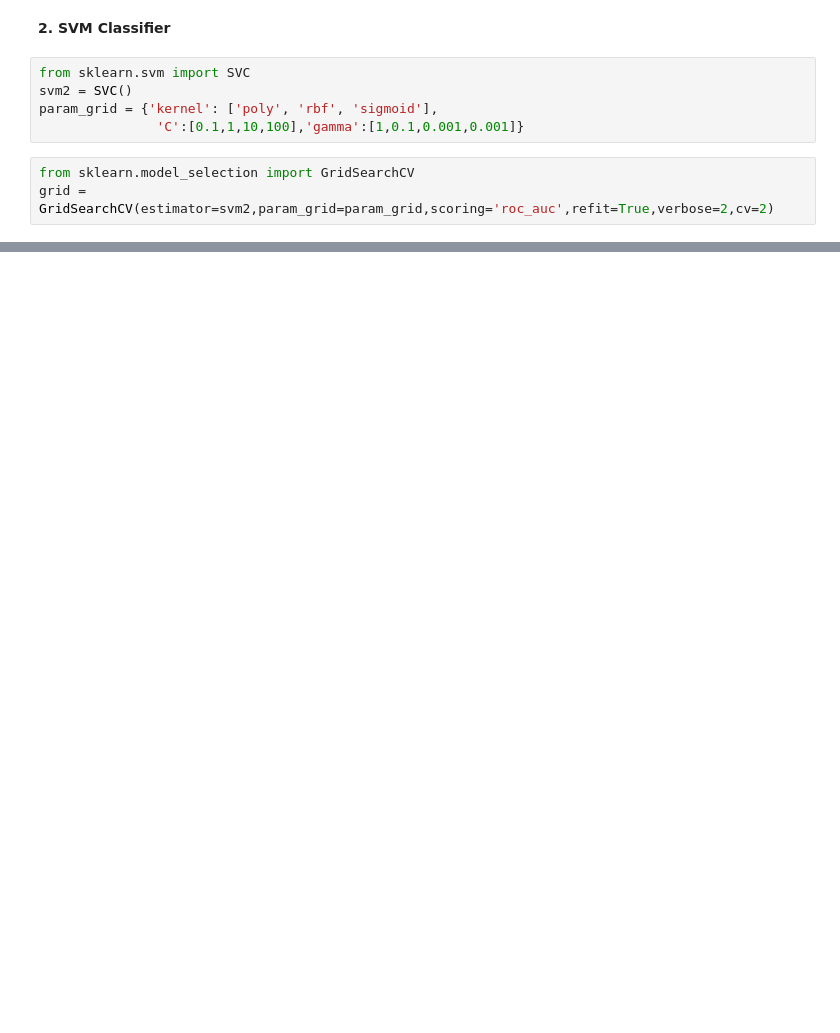
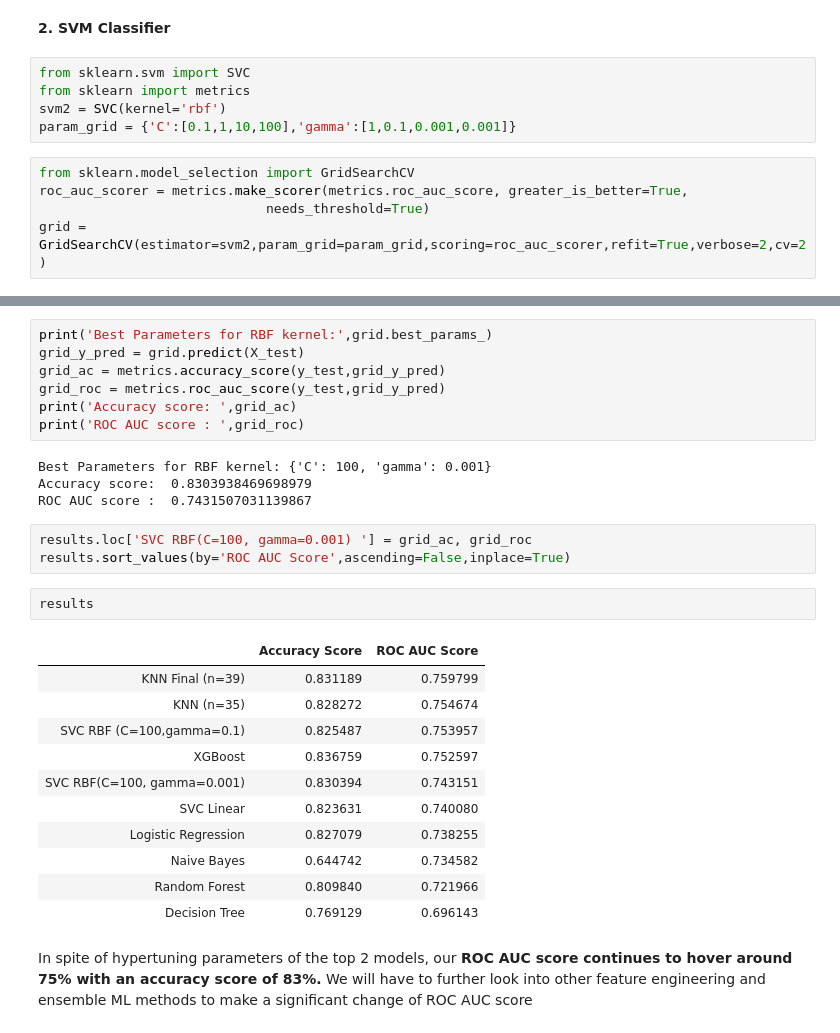
Before and after one commit to ishitashah23/learning-projects, a Jupyter notebook: Income-category Classification Project/Classification Project_Income based on Census.ipynb, the cells around one changed output, grey strips where cells are left out. Cells and saved outputs as stored; diff of their text form; blank space fills up the shorter version.

```diff
--- a/Income-category Classification Project/Classification Project_Income based on Census.ipynb
+++ b/Income-category Classification Project/Classification Project_Income based on Census.ipynb
@@ -612,11 +714,13 @@ results
 **2. SVM Classifier**
 # %%
 from sklearn.svm import SVC
-svm2 = SVC()
-param_grid = {'kernel': ['poly', 'rbf', 'sigmoid'],
-               'C':[0.1,1,10,100],'gamma':[1,0.1,0.001,0.001]}
+from sklearn import metrics
+svm2 = SVC(kernel='rbf')
+param_grid = {'C':[0.1,1,10,100],'gamma':[1,0.1,0.001,0.001]}
 # %%
 from sklearn.model_selection import GridSearchCV
-grid = GridSearchCV(estimator=svm2,param_grid=param_grid,scoring='roc_auc',refit=True,verbose=2,cv=2)
+roc_auc_scorer = metrics.make_scorer(metrics.roc_auc_score, greater_is_better=True,
+                             needs_threshold=True)
+grid = GridSearchCV(estimator=svm2,param_grid=param_grid,scoring=roc_auc_scorer,refit=True,verbose=2,cv=2)
 # %%
 grid.fit(X_train,y_train)
@@ -622,0 +764,30 @@ grid.fit(X_train,y_train)
+# %%
+print('Best Parameters for RBF kernel:',grid.best_params_)
+grid_y_pred = grid.predict(X_test)
+grid_ac = metrics.accuracy_score(y_test,grid_y_pred)
+grid_roc = metrics.roc_auc_score(y_test,grid_y_pred)
+print('Accuracy score: ',grid_ac)
+print('ROC AUC score : ',grid_roc)
+# %% [output]
+Best Parameters for RBF kernel: {'C': 100, 'gamma': 0.001}
+Accuracy score:  0.8303938469698979
+ROC AUC score :  0.7431507031139867
+# %%
+results.loc['SVC RBF(C=100, gamma=0.001) '] = grid_ac, grid_roc
+results.sort_values(by='ROC AUC Score',ascending=False,inplace=True)
+# %%
+results
+# %% [output]
+|  | Accuracy Score | ROC AUC Score |
+| KNN Final (n=39) | 0.831189 | 0.759799 |
+| KNN (n=35) | 0.828272 | 0.754674 |
+| SVC RBF (C=100,gamma=0.1) | 0.825487 | 0.753957 |
+| XGBoost | 0.836759 | 0.752597 |
+| SVC RBF(C=100, gamma=0.001) | 0.830394 | 0.743151 |
+| SVC Linear | 0.823631 | 0.740080 |
+| Logistic Regression | 0.827079 | 0.738255 |
+| Naive Bayes | 0.644742 | 0.734582 |
+| Random Forest | 0.809840 | 0.721966 |
+| Decision Tree | 0.769129 | 0.696143 |
+# %% [markdown]
+In spite of hypertuning parameters of the top 2 models, our **ROC AUC score continues to hover around 75% with an accuracy score of 83%.** We will have to further look into other feature engineering and ensemble ML methods to make a significant change of ROC AUC score
```
Also changed, not shown: parts of 28 cells of this notebook.
